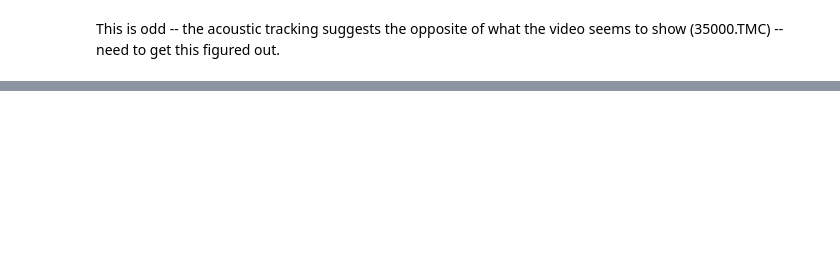
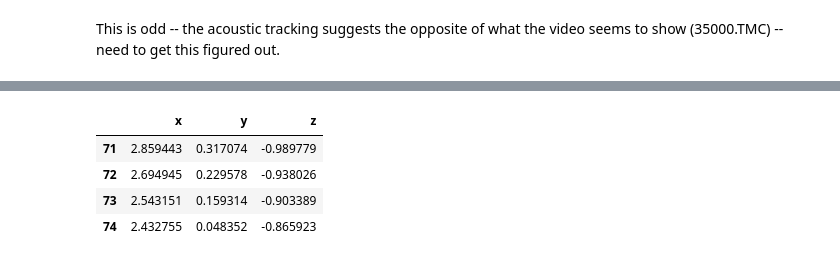
Before and after one commit to thejasvibr/projectushichka, a Jupyter notebook: acoustic-tracking/trying-acoustic-tracking.ipynb, the cells around one changed output, grey strips where cells are left out. Saved outputs shown, nothing was run; the diff lists cells and outputs as text; code cells hidden in the pictures; blank space fills up the shorter version.

```diff
--- a/acoustic-tracking/trying-acoustic-tracking.ipynb
+++ b/acoustic-tracking/trying-acoustic-tracking.ipynb
@@ -254,0 +342,6 @@ This is odd -- the acoustic tracking suggests the opposite of what the video see
+# %%
+bat_positions = pd.read_csv('video_tracking/DLTdv7_data_2018-07-28_P00_35000xyzpts.csv')
+firstbatframes = bat_positions.loc[:,:'pt1_Z']
+firstbatframes.columns = ['x','y','z']
+#first9frames['t'] = firs
+firstbatframes
@@ -254,0 +362,14 @@ This is odd -- the acoustic tracking suggests the opposite of what the video see
+# %%
+bat2frames = bat_positions.loc[:,'pt2_X':'pt2_Z']
+bat2frames.columns = ['x','y','z']
+
+bat3frames = bat_positions.loc[:,'pt3_X':'pt3_Z']
+bat3frames.columns = ['x','y','z']
+# %%
+bat3frames[~pd.isna(bat3frames['x'])]
+# %% [output]
+|  | x | y | z |
+| 71 | 2.859443 | 0.317074 | -0.989779 |
+| 72 | 2.694945 | 0.229578 | -0.938026 |
+| 73 | 2.543151 | 0.159314 | -0.903389 |
+| 74 | 2.432755 | 0.048352 | -0.865923 |
```
Also changed, not shown: parts of 52 cells of this notebook.
